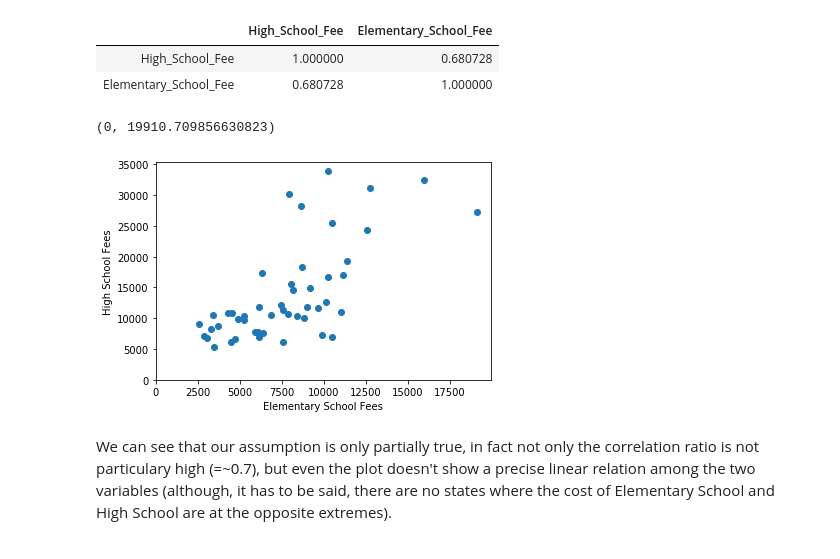
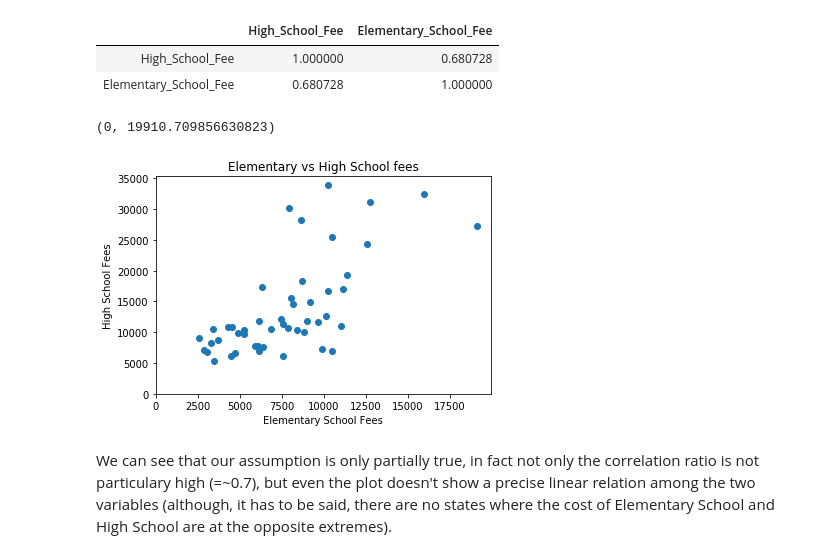
Before and after one commit to steber97/RecursionFairies_AdaProject, a Jupyter notebook: school_dataset.ipynb, the cells around one changed output. Drawn from its saved outputs; the diff is of its cells as text; code cells hidden in the pictures.

Commit message:
Add comments on the school dataset notebook

```diff
--- a/school_dataset.ipynb
+++ b/school_dataset.ipynb
@@ -220,13 +237,14 @@ corr
 | Elementary_School_Fee | 0.680728 | 1.000000 |
 # %%
 plt.scatter(tuition_fees_df.Elementary_School_Fee, tuition_fees_df.High_School_Fee)
+plt.title("Elementary vs High School fees")
 plt.xlabel("Elementary School Fees")
 plt.ylabel("High School Fees")
 plt.ylim(ymin=0)
 plt.xlim(xmin=0)
 # %% [output]
 (0, 19910.709856630823)
-[figure, old version]
+[figure, new version]
 # %% [markdown]
 We can see that our assumption is only partially true, in fact not only the correlation ratio is not particulary high (=~0.7), but even the plot doesn't show a precise linear relation among the two variables (although, it has to be said, there are no states where the cost of Elementary School and High School are at the opposite extremes).
 # %% [markdown]
```
Also changed, not shown: parts of 11 cells of this notebook.
